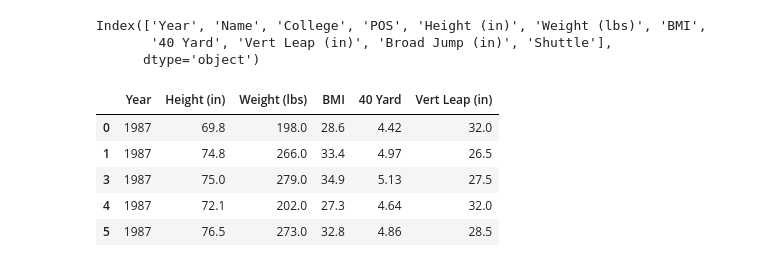
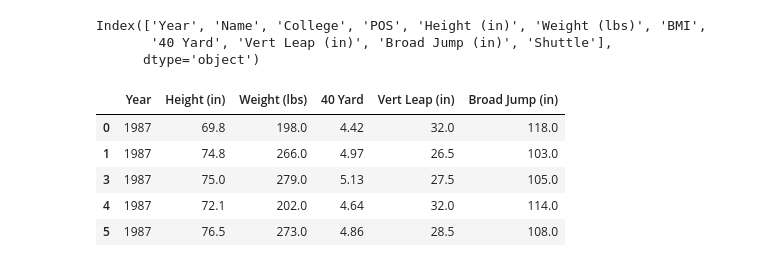
Before and after one commit to seancary62/NFL_Combine, a Jupyter notebook: NFL_Combine_Regression_ML.ipynb, the cells around one changed output. Saved outputs shown, nothing was run; the diff lists cells and outputs as text; code cells hidden in the pictures.

```diff
--- a/NFL_Combine_Regression_ML.ipynb
+++ b/NFL_Combine_Regression_ML.ipynb
@@ -354,17 +407,16 @@ Index(['Year', 'Name', 'College', 'POS', 'Height (in)', 'Weight (lbs)', 'BMI',
        '40 Yard', 'Vert Leap (in)', 'Broad Jump (in)', 'Shuttle'],
       dtype='object')
 # %%
-combine_df_reduced_ml = combine_df_ml.drop(columns=['Name', 'College', 'POS',
-                                                    'Broad Jump (in)', 'Shuttle',])
+combine_df_reduced_ml = combine_df_ml.drop(columns=['Name', 'College', 'POS', 'BMI', 'Shuttle',])
 
 combine_df_reduced_ml.head()
 # %% [output]
-|  | Year | Height (in) | Weight (lbs) | BMI | 40 Yard | Vert Leap (in) |
-| 0 | 1987 | 69.8 | 198.0 | 28.6 | 4.42 | 32.0 |
-| 1 | 1987 | 74.8 | 266.0 | 33.4 | 4.97 | 26.5 |
-| 3 | 1987 | 75.0 | 279.0 | 34.9 | 5.13 | 27.5 |
-| 4 | 1987 | 72.1 | 202.0 | 27.3 | 4.64 | 32.0 |
-| 5 | 1987 | 76.5 | 273.0 | 32.8 | 4.86 | 28.5 |
+|  | Year | Height (in) | Weight (lbs) | 40 Yard | Vert Leap (in) | Broad Jump (in) |
+| 0 | 1987 | 69.8 | 198.0 | 4.42 | 32.0 | 118.0 |
+| 1 | 1987 | 74.8 | 266.0 | 4.97 | 26.5 | 103.0 |
+| 3 | 1987 | 75.0 | 279.0 | 5.13 | 27.5 | 105.0 |
+| 4 | 1987 | 72.1 | 202.0 | 4.64 | 32.0 | 114.0 |
+| 5 | 1987 | 76.5 | 273.0 | 4.86 | 28.5 | 108.0 |
 # %%
 combine_df_reduced_ml.corr().abs()['40 Yard'].sort_values(ascending=False)
 # %% [output]
```
Also changed, not shown: parts of 30 cells of this notebook, 6 other files.
